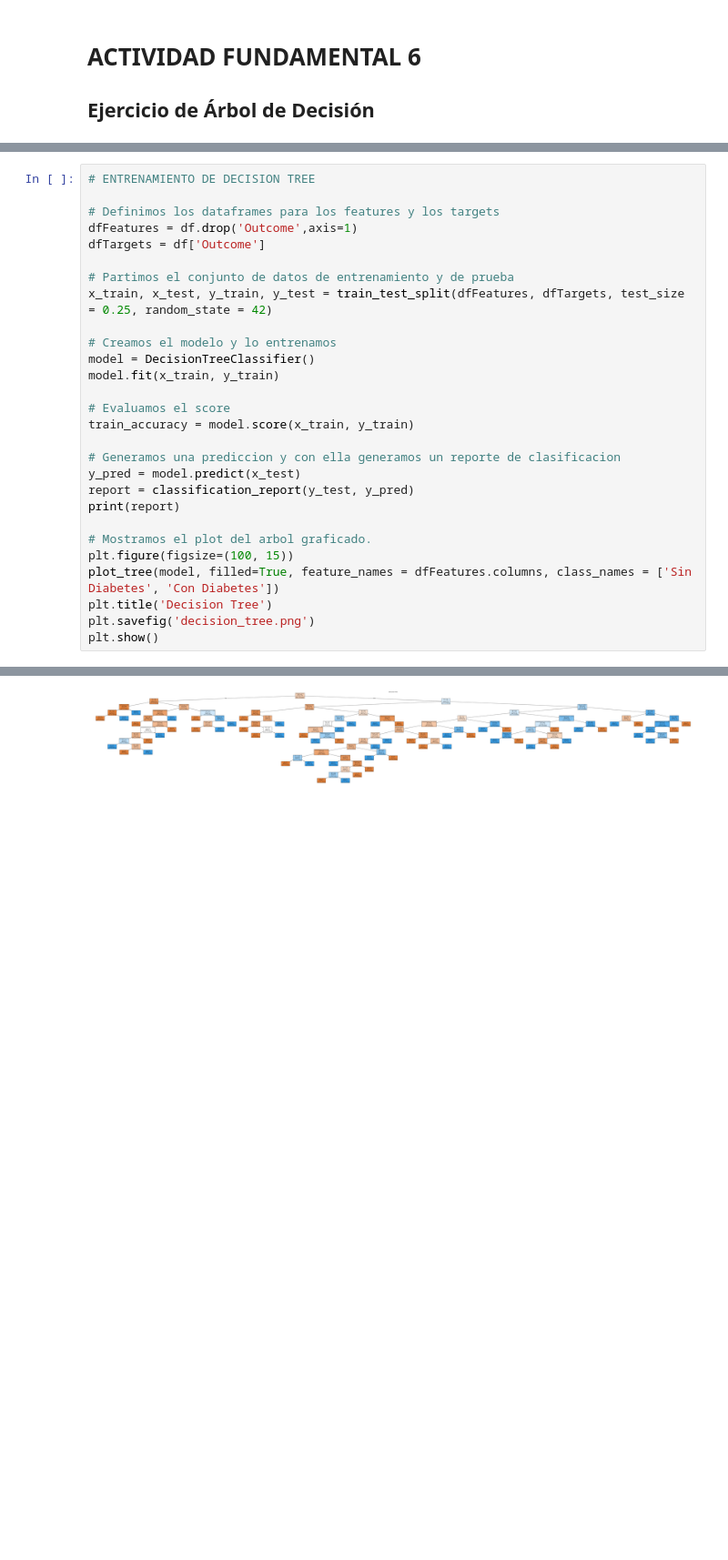
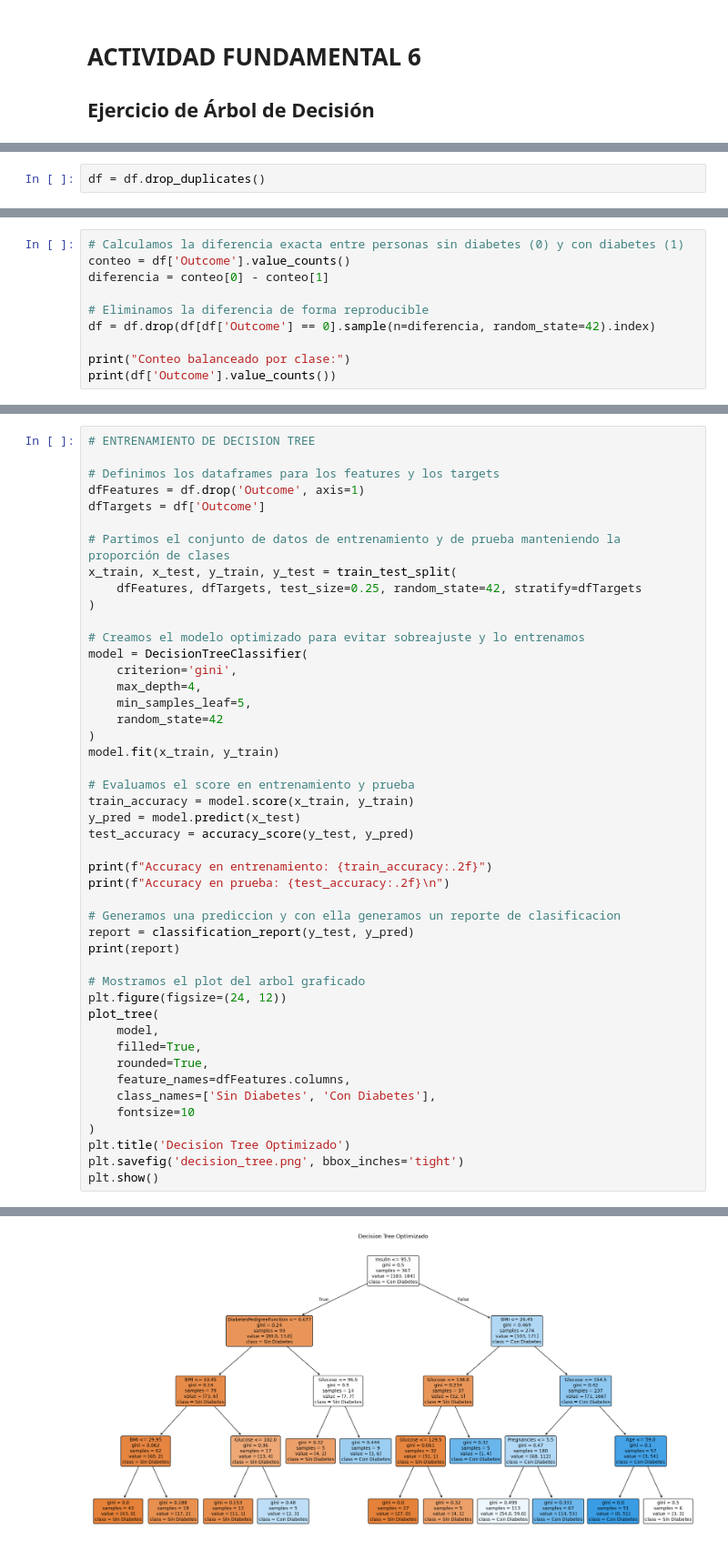
Before and after one commit to dany-echeverria/PIA_PPIA_V2_9201, a Jupyter notebook: AF3_PPIA.ipynb, the cells around one changed output, grey strips where cells are left out. Shown at 91% size. Cells and saved outputs as stored; diff of their text form; blank space fills up the shorter version.

```diff
--- a/AF3_PPIA.ipynb
+++ b/AF3_PPIA.ipynb
@@ -146,0 +134,2 @@ plt.grid(visible=True, alpha=0.3)
+# %%
+df = df.drop_duplicates()
@@ -146,0 +175,10 @@ plt.grid(visible=True, alpha=0.3)
+# %%
+# Calculamos la diferencia exacta entre personas sin diabetes (0) y con diabetes (1)
+conteo = df['Outcome'].value_counts()
+diferencia = conteo[0] - conteo[1]
+
+# Eliminamos la diferencia de forma reproducible
+df = df.drop(df[df['Outcome'] == 0].sample(n=diferencia, random_state=42).index)
+
+print("Conteo balanceado por clase:")
+print(df['Outcome'].value_counts())
@@ -157,28 +225,46 @@ plt.grid(visible=True, alpha=0.3)
 # ENTRENAMIENTO DE DECISION TREE
 
 # Definimos los dataframes para los features y los targets
-dfFeatures = df.drop('Outcome',axis=1)
+dfFeatures = df.drop('Outcome', axis=1)
 dfTargets = df['Outcome']
 
-# Partimos el conjunto de datos de entrenamiento y de prueba
-x_train, x_test, y_train, y_test = train_test_split(dfFeatures, dfTargets, test_size = 0.25, random_state = 42)
+# Partimos el conjunto de datos de entrenamiento y de prueba manteniendo la proporción de clases
+x_train, x_test, y_train, y_test = train_test_split(
+    dfFeatures, dfTargets, test_size=0.25, random_state=42, stratify=dfTargets
+)
 
-# Creamos el modelo y lo entrenamos
-model = DecisionTreeClassifier()
+# Creamos el modelo optimizado para evitar sobreajuste y lo entrenamos
+model = DecisionTreeClassifier(
+    criterion='gini',
+    max_depth=4,
+    min_samples_leaf=5,
+    random_state=42
+)
 model.fit(x_train, y_train)
 
-# Evaluamos el score
+# Evaluamos el score en entrenamiento y prueba
 train_accuracy = model.score(x_train, y_train)
+y_pred = model.predict(x_test)
+test_accuracy = accuracy_score(y_test, y_pred)
+
+print(f"Accuracy en entrenamiento: {train_accuracy:.2f}")
+print(f"Accuracy en prueba: {test_accuracy:.2f}\n")
 
 # Generamos una prediccion y con ella generamos un reporte de clasificacion
-y_pred = model.predict(x_test)
 report = classification_report(y_test, y_pred)
 print(report)
 
-# Mostramos el plot del arbol graficado.
-plt.figure(figsize=(100, 15))
-plot_tree(model, filled=True, feature_names = dfFeatures.columns, class_names = ['Sin Diabetes', 'Con Diabetes'])
-plt.title('Decision Tree')
-plt.savefig('decision_tree.png')
+# Mostramos el plot del arbol graficado
+plt.figure(figsize=(24, 12))
+plot_tree(
+    model,
+    filled=True,
+    rounded=True,
+    feature_names=dfFeatures.columns,
+    class_names=['Sin Diabetes', 'Con Diabetes'],
+    fontsize=10
+)
+plt.title('Decision Tree Optimizado')
+plt.savefig('decision_tree.png', bbox_inches='tight')
 plt.show()
 # %% [output]
@@ -193 +282 @@ weighted avg       0.71      0.70      0.70       102
-[figure, old version]
+[figure, new version]
```
Also changed, not shown: parts of 18 cells of this notebook.
